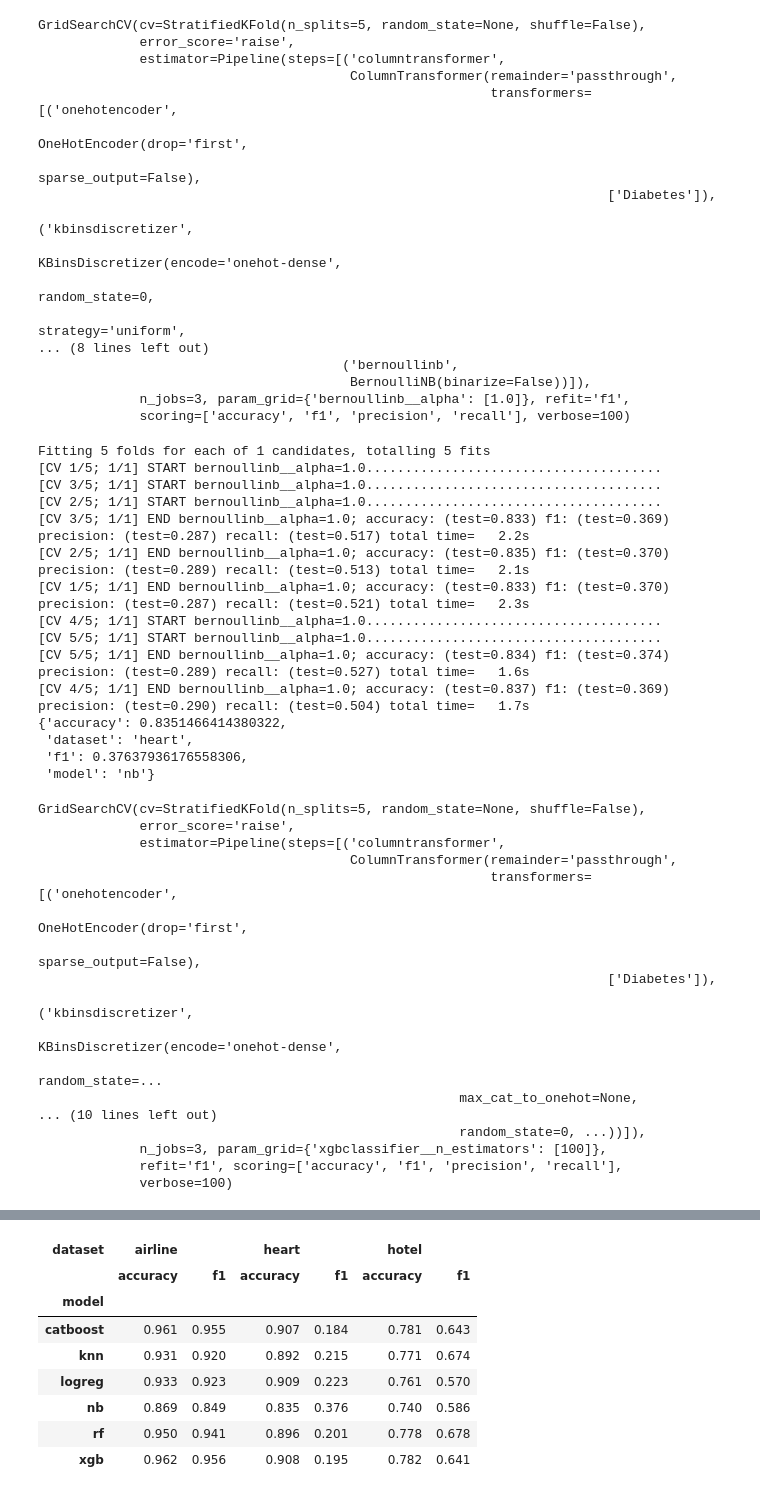
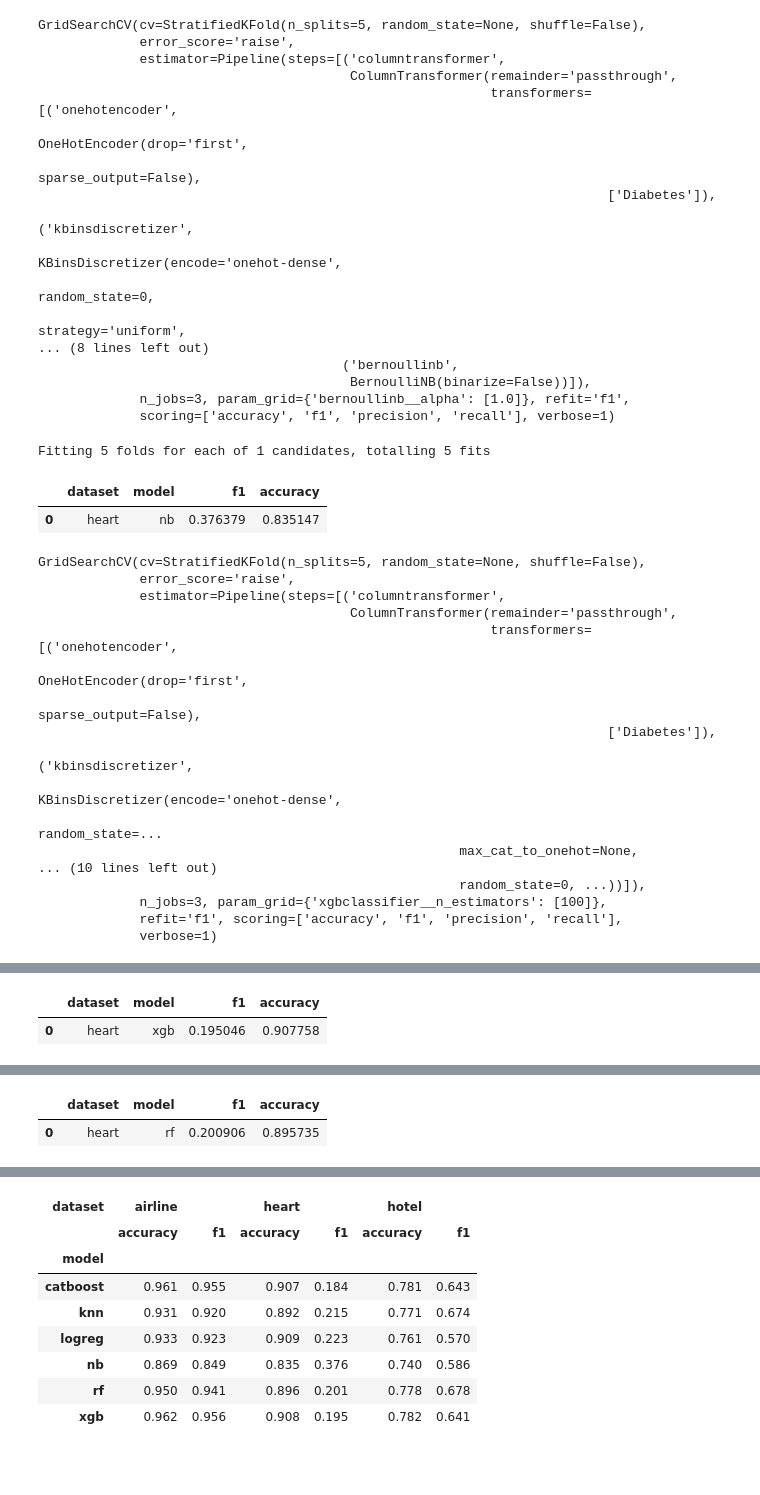
Before and after one commit to fourlex/osda_hw3, a Jupyter notebook: run.ipynb, the cells around one changed output, grey strips where cells are left out. Drawn from its saved outputs; the diff is of its cells as text; code cells hidden in the pictures; blank space fills up the shorter version.

Commit message:
mode models to separate module

```diff
--- a/run.ipynb
+++ b/run.ipynb
@@ -23,26 +17,3 @@ data_and_transformers = [
     ('airline', load_airline(), transformers_airline()),
     ('hotel', load_hotel(), transformers_hotel())
 ]
-# %%
-models_and_param_grids = [
-    ('nb', BernoulliNB(binarize=False), {
-        'bernoullinb__alpha': [1.0,]
-    }),
-    ('xgb', XGBClassifier(random_state=0, objective='binary:logistic'), {
-        'xgbclassifier__n_estimators': [100,],
-    }),
-    ('rf', RandomForestClassifier(random_state=0), {
-        'randomforestclassifier__n_estimators': [10,],
-    }),
-    ('logreg', LogisticRegression(random_state=0), {
-        'logisticregression__C': [1,],
-    }),
-    ('knn', KNeighborsClassifier(), {
-        'kneighborsclassifier__n_neighbors': [5,],
-        'kneighborsclassifier__weights': ['distance'],
-        # 'kneighborsclassifier__metric': ['hamming'],
-    }),
-    ('catboost', CatBoostClassifier(verbose=0, random_state=0), {
-        'catboostclassifier__n_estimators': [100,],
-    }),
-]
@@ -50,7 +23,7 @@ models_and_param_grids = [
 results = []
 
 for data_name, data, transformers in tqdm(data_and_transformers):
-    for model_name, model, param_grid in tqdm(models_and_param_grids):
+    for model_name, (model, param_grid) in tqdm(models_and_param_grids.items()):
 
         pipeline = make_pipeline(*transformers, model)
         grid_search = GridSearchCV(
@@ -58,7 +31,7 @@ for data_name, data, transformers in tqdm(data_and_transformers):
             cv=StratifiedKFold(n_splits=5),
             param_grid=param_grid,
             n_jobs=3,
-            verbose=100,
+            verbose=1,
             scoring=['accuracy', 'f1', 'precision', 'recall'],
             refit='f1',
             error_score='raise'
@@ -69,49 +42,37 @@ for data_name, data, transformers in tqdm(data_and_transformers):
         grid_search.fit(X=X_train, y=y_train)
         y_pred = grid_search.predict(X_test)
 
         res = {
             'dataset': data_name,
             'model': model_name,
             'f1': f1_score(y_test, y_pred),
             'accuracy': accuracy_score(y_test, y_pred)
         }
-        pprint(res)
+        display(pd.DataFrame([res]))
         with open(f'{datetime.now()}_{model_name}_{data_name}.json', 'wt') as f:
             json.dump(res, f)
         results.append(res)
 # %% [output]
 GridSearchCV(cv=StratifiedKFold(n_splits=5, random_state=None, shuffle=False),
              error_score='raise',
              estimator=Pipeline(steps=[('columntransformer',
                                         ColumnTransformer(remainder='passthrough',
                                                           transformers=[('onehotencoder',
                                                                          OneHotEncoder(drop='first',
                                                                                        sparse_output=False),
                                                                          ['Diabetes']),
                                                                         ('kbinsdiscretizer',
                                                                          KBinsDiscretizer(encode='onehot-dense',
                                                                                           random_state=0,
                                                                                           strategy='uniform',
 ... (8 lines left out)
                                        ('bernoullinb',
                                         BernoulliNB(binarize=False))]),
              n_jobs=3, param_grid={'bernoullinb__alpha': [1.0]}, refit='f1',
-             scoring=['accuracy', 'f1', 'precision', 'recall'], verbose=100)
+             scoring=['accuracy', 'f1', 'precision', 'recall'], verbose=1)
 Fitting 5 folds for each of 1 candidates, totalling 5 fits
-[CV 1/5; 1/1] START bernoullinb__alpha=1.0......................................
-[CV 3/5; 1/1] START bernoullinb__alpha=1.0......................................
-[CV 2/5; 1/1] START bernoullinb__alpha=1.0......................................
-[CV 3/5; 1/1] END bernoullinb__alpha=1.0; accuracy: (test=0.833) f1: (test=0.369) precision: (test=0.287) recall: (test=0.517) total time=   2.2s
-[CV 2/5; 1/1] END bernoullinb__alpha=1.0; accuracy: (test=0.835) f1: (test=0.370) precision: (test=0.289) recall: (test=0.513) total time=   2.1s
-[CV 1/5; 1/1] END bernoullinb__alpha=1.0; accuracy: (test=0.833) f1: (test=0.370) precision: (test=0.287) recall: (test=0.521) total time=   2.3s
-[CV 4/5; 1/1] START bernoullinb__alpha=1.0......................................
-[CV 5/5; 1/1] START bernoullinb__alpha=1.0......................................
-[CV 5/5; 1/1] END bernoullinb__alpha=1.0; accuracy: (test=0.834) f1: (test=0.374) precision: (test=0.289) recall: (test=0.527) total time=   1.6s
-[CV 4/5; 1/1] END bernoullinb__alpha=1.0; accuracy: (test=0.837) f1: (test=0.369) precision: (test=0.290) recall: (test=0.504) total time=   1.7s
-{'accuracy': 0.8351466414380322,
- 'dataset': 'heart',
- 'f1': 0.37637936176558306,
- 'model': 'nb'}
+|  | dataset | model | f1 | accuracy |
+| 0 | heart | nb | 0.376379 | 0.835147 |
 GridSearchCV(cv=StratifiedKFold(n_splits=5, random_state=None, shuffle=False),
              error_score='raise',
              estimator=Pipeline(steps=[('columntransformer',
@@ -128,5 +89,5 @@ GridSearchCV(cv=StratifiedKFold(n_splits=5, random_state=None, shuffle=False),
                                                       random_state=0, ...))]),
              n_jobs=3, param_grid={'xgbclassifier__n_estimators': [100]},
              refit='f1', scoring=['accuracy', 'f1', 'precision', 'recall'],
-             verbose=100)
+             verbose=1)
 Fitting 5 folds for each of 1 candidates, totalling 5 fits
@@ -147,3 +94,5 @@ Fitting 5 folds for each of 1 candidates, totalling 5 fits
+|  | dataset | model | f1 | accuracy |
+| 0 | heart | xgb | 0.195046 | 0.907758 |
 GridSearchCV(cv=StratifiedKFold(n_splits=5, random_state=None, shuffle=False),
              error_score='raise',
              estimator=Pipeline(steps=[('columntransformer',
@@ -179,3 +114,5 @@ Fitting 5 folds for each of 1 candidates, totalling 5 fits
+|  | dataset | model | f1 | accuracy |
+| 0 | heart | rf | 0.200906 | 0.895735 |
 GridSearchCV(cv=StratifiedKFold(n_splits=5, random_state=None, shuffle=False),
              error_score='raise',
              estimator=Pipeline(steps=[('columntransformer',
```
Also changed, not shown: parts of 3 cells of this notebook, 1 other file.
